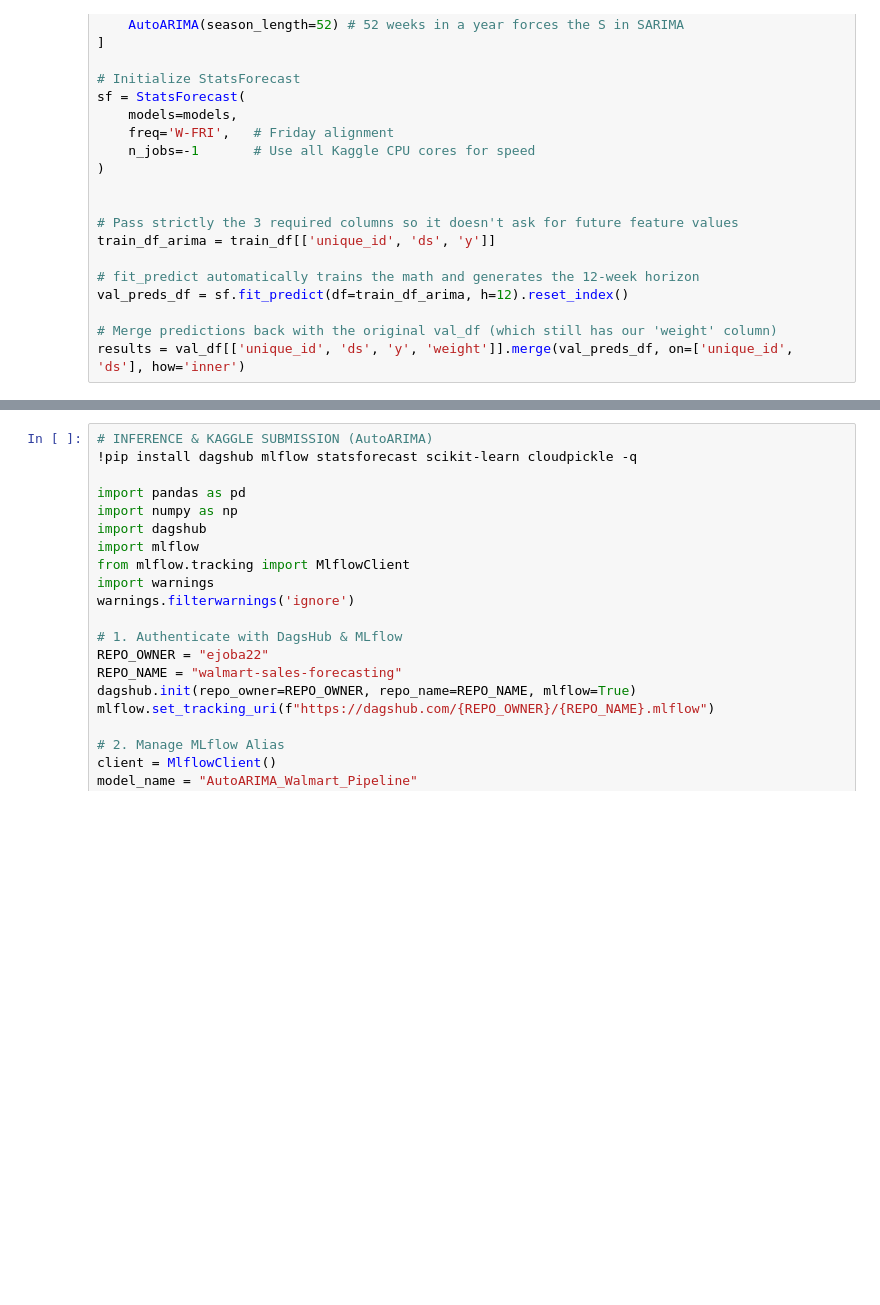
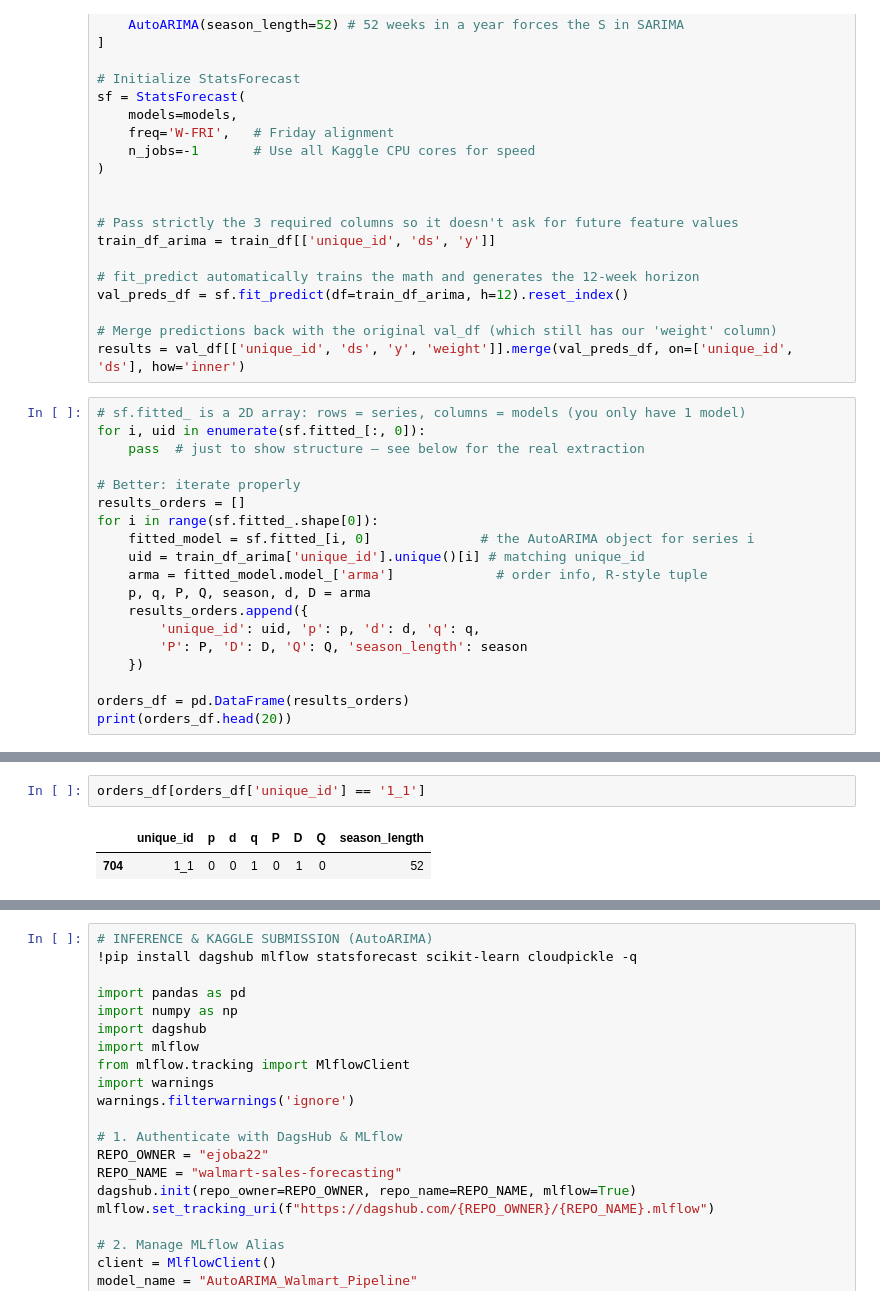
Before and after one commit to EleneJobava/walmart-sales-forecasting, a Jupyter notebook: model_experiment_ARIMA.ipynb, the cells around one changed output, grey strips where cells are left out. Saved outputs shown, nothing was run; the diff lists cells and outputs as text; blank space fills up the shorter version.

Commit message:
Kaggle Notebook | model_experiment_ARIMA | Version 1

```diff
--- a/model_experiment_ARIMA.ipynb
+++ b/model_experiment_ARIMA.ipynb
@@ -105,3 +114,22 @@ val_preds_df = sf.fit_predict(df=train_df_arima, h=12).reset_index()
 
 # Merge predictions back with the original val_df (which still has our 'weight' column)
 results = val_df[['unique_id', 'ds', 'y', 'weight']].merge(val_preds_df, on=['unique_id', 'ds'], how='inner')
+# %%
+# sf.fitted_ is a 2D array: rows = series, columns = models (you only have 1 model)
+for i, uid in enumerate(sf.fitted_[:, 0]):
+    pass  # just to show structure — see below for the real extraction
+
+# Better: iterate properly
+results_orders = []
+for i in range(sf.fitted_.shape[0]):
+    fitted_model = sf.fitted_[i, 0]              # the AutoARIMA object for series i
+    uid = train_df_arima['unique_id'].unique()[i] # matching unique_id
+    arma = fitted_model.model_['arma']             # order info, R-style tuple
+    p, q, P, Q, season, d, D = arma
+    results_orders.append({
+        'unique_id': uid, 'p': p, 'd': d, 'q': q,
+        'P': P, 'D': D, 'Q': Q, 'season_length': season
+    })
+
+orders_df = pd.DataFrame(results_orders)
+print(orders_df.head(20))
@@ -108,3 +154,8 @@ results = val_df[['unique_id', 'ds', 'y', 'weight']].merge(val_preds_df, on=['un
+# %%
+orders_df[orders_df['unique_id'] == '1_1']
+# %% [output]
+|  | unique_id | p | d | q | P | D | Q | season_length |
+| 704 | 1_1 | 0 | 0 | 1 | 0 | 1 | 0 | 52 |
 # %%
 # 5. MLFLOW LOGGING
 mlflow.set_experiment("AutoARIMA_Training")
```
Also changed, not shown: parts of 5 cells of this notebook.
